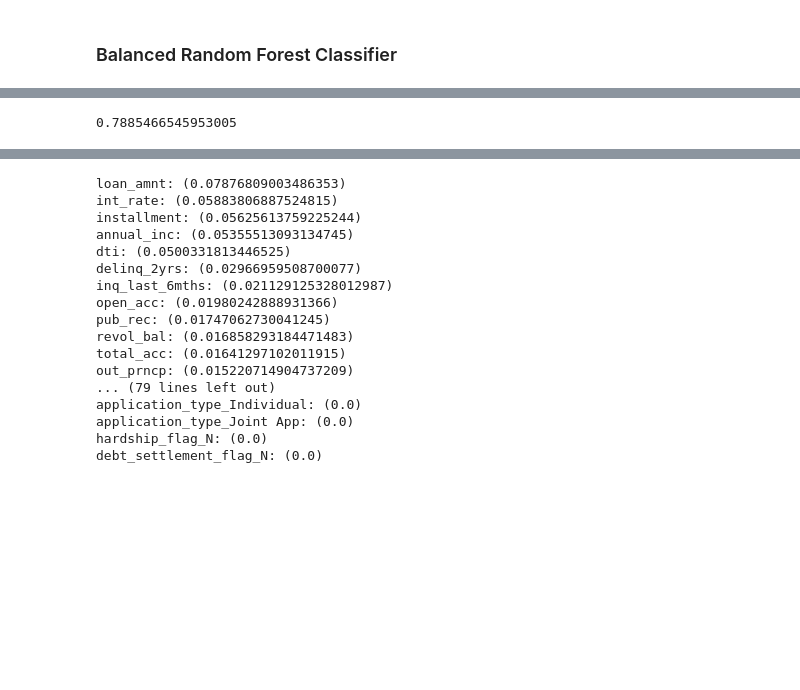
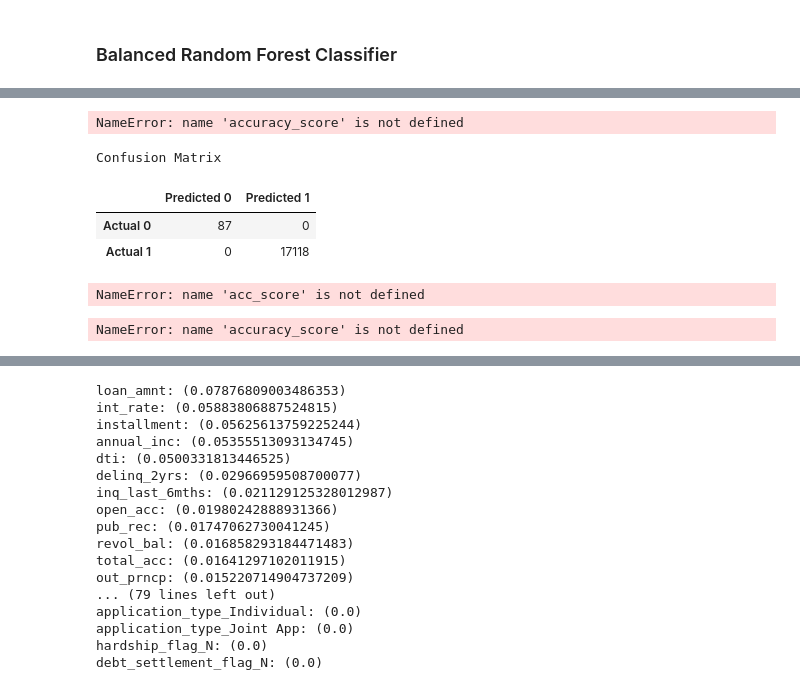
Before and after one commit to mpatubo/Module17_Credit_Risk_Analysis, a Jupyter notebook: credit_risk_ensemble.ipynb, the cells around one changed output, grey strips where cells are left out. Cells and saved outputs as stored; diff of their text form; code cells hidden in the pictures; blank space fills up the shorter version.

```diff
--- a/credit_risk_ensemble.ipynb
+++ b/credit_risk_ensemble.ipynb
@@ -174,19 +217,38 @@ rf_model = RandomForestClassifier(n_estimators=128, random_state=78)
+# %%
+# Calculating the accuracy score.
+acc_score = accuracy_score(y_test, predictions)
+# %% [output]
+NameError: name 'accuracy_score' is not defined
+# %%
+# Displaying results
+print("Confusion Matrix")
+display(cm_df)
+print(f"Accuracy Score : {acc_score}")
+print("Classification Report")
+print(classification_report(y_test, predictions))
+# %% [output]
+Confusion Matrix
+|  | Predicted 0 | Predicted 1 |
+| Actual 0 | 87 | 0 |
+| Actual 1 | 0 | 17118 |
+NameError: name 'acc_score' is not defined
 # %%
+#******
 # Calculated the balanced accuracy score
 # YOUR CODE HERE
 
 #1783
 # Fitting the model
-rf_model = rf_model.fit(X_train_scaled, y_train)
+#rf_model = rf_model.fit(X_train_scaled, y_train)
 
 # Making predictions using the testing data.
-predictions = rf_model.predict(X_test_scaled)
+#predictions = rf_model.predict(X_test_scaled)
 
 
 # Calculating the accuracy score.
 acc_score = accuracy_score(y_test, predictions)
 # %% [output]
-0.7885466545953005
+NameError: name 'accuracy_score' is not defined
 # %%
 # Display the confusion matrix
 # YOUR CODE HERE
```
Also changed, not shown: parts of 17 cells of this notebook.
